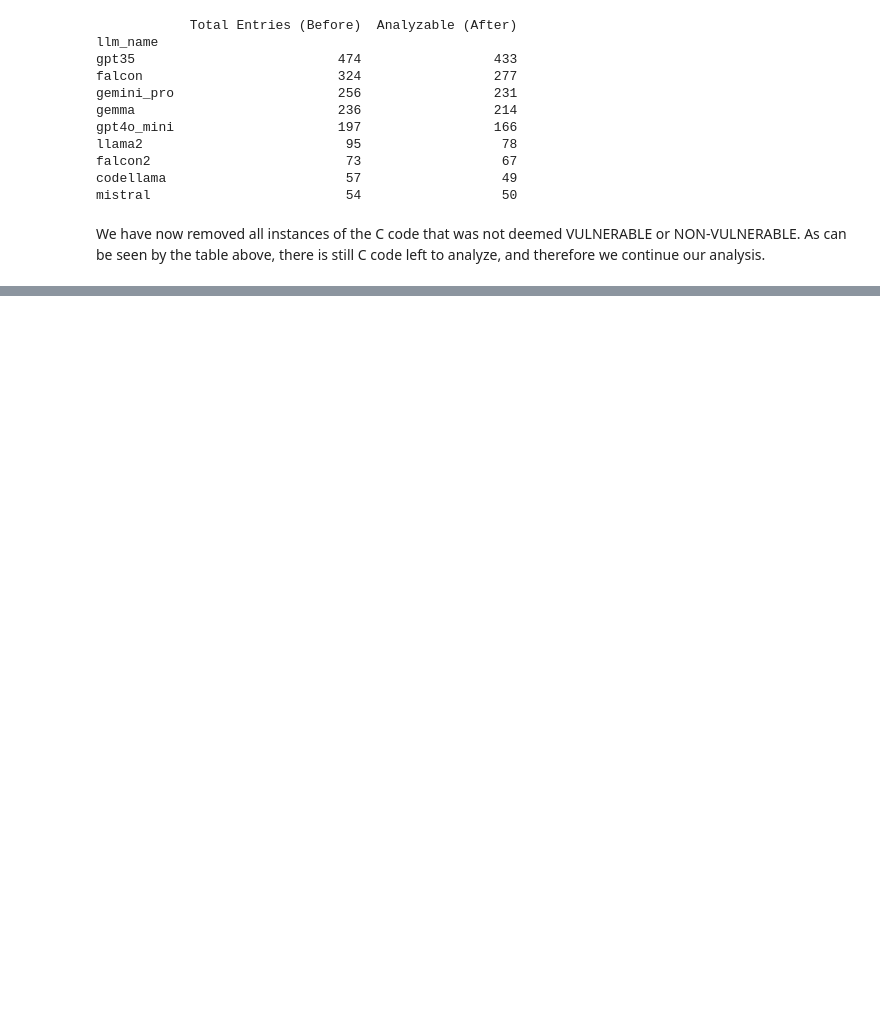
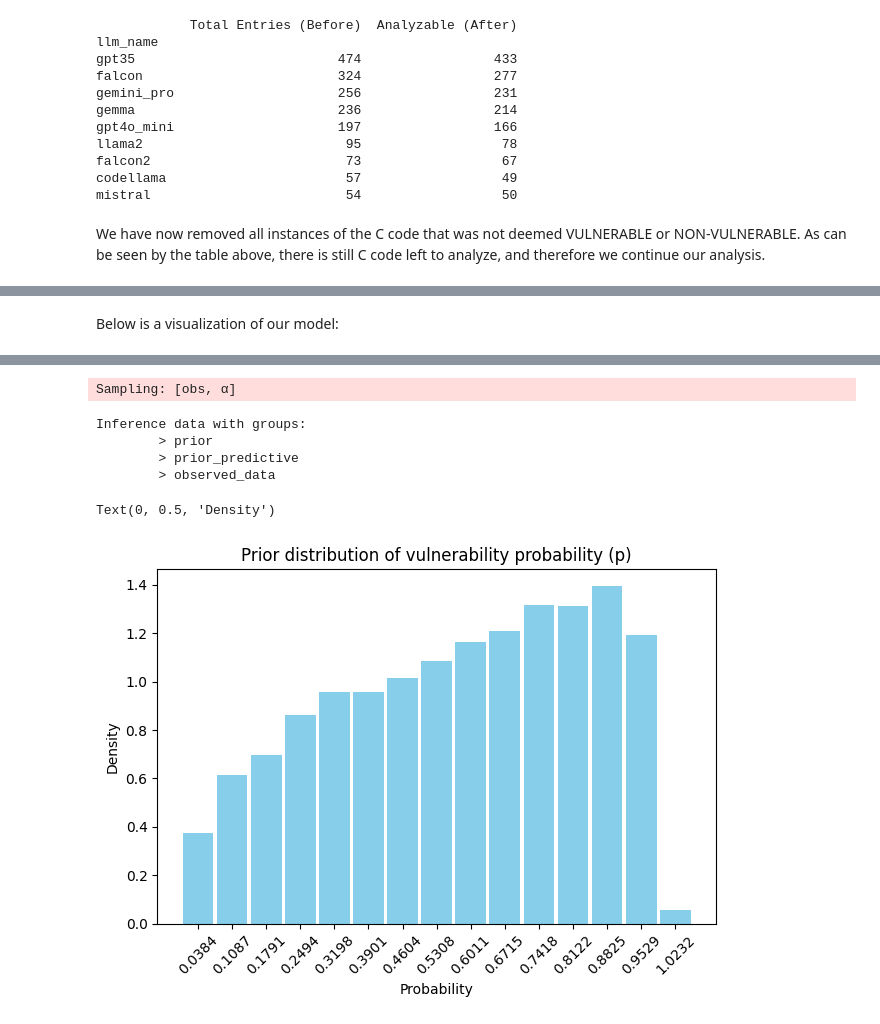
Before and after one commit to Noerklit/ProbProExam-2026, a Jupyter notebook: main-question.ipynb, the cells around one changed output, grey strips where cells are left out. Drawn from its saved outputs; the diff is of its cells as text; code cells hidden in the pictures; blank space fills up the shorter version.

Commit message:
prior

```diff
--- a/main-question.ipynb
+++ b/main-question.ipynb
@@ -256,12 +274,9 @@ With this we can create the model
 # %%
-with pm.Model() as m13_2:
-    α   = pm.Normal('α',mu=0,sigma=1.5,shape=grouped_df.shape[0])
+with pm.Model() as m_llm_vulnerable:
+    α   = pm.Normal('α',mu=0.4,sigma=1.5,shape=grouped_df.shape[0])
     p   = pm.Deterministic('p',pm.math.invlogit(α))
 
-    #cleaned_df_n=grouped_df.Total_Programs
-
-    #obs = pm.Binomial('obs',n=cleaned_df.llm_name_id,p=p,observed=cleaned_df.cat_id)
-    #cleaned_df_n=grouped_df.Total_Programs
-
     obs = pm.Binomial('obs',n=grouped_df.Total_Programs,p=p,observed=grouped_df.Vulnerabilities)
+# %% [markdown]
+Below is a visualization of our model:
 # %%
@@ -269,3 +284,26 @@ pm.model_to_graphviz(m13_2)
 # %% [output]
 [drawing not drawn]
+# %%
+prior_check = pm.sample_prior_predictive(model=m_llm_vulnerable, samples=1000, random_seed=42)
+# %% [output]
+Sampling: [obs, α]
+# %%
+prior_check
+# %% [output]
+Inference data with groups:
+        > prior
+        > prior_predictive
+        > observed_data
+# %%
+prior_p = prior_check.prior['p']
+prior_obs = prior_check.prior_predictive['obs']
+# %%
+az.plot_dist(prior_p, kind='hist', color='skyblue')
+plt.title("Prior distribution of vulnerability probability (p)")
+plt.xticks(rotation=45)
+plt.xlabel("Probability")
+plt.ylabel("Density")
+# %% [output]
+Text(0, 0.5, 'Density')
+[figure, added]
 # %%
```
Also changed, not shown: parts of 15 cells of this notebook.
